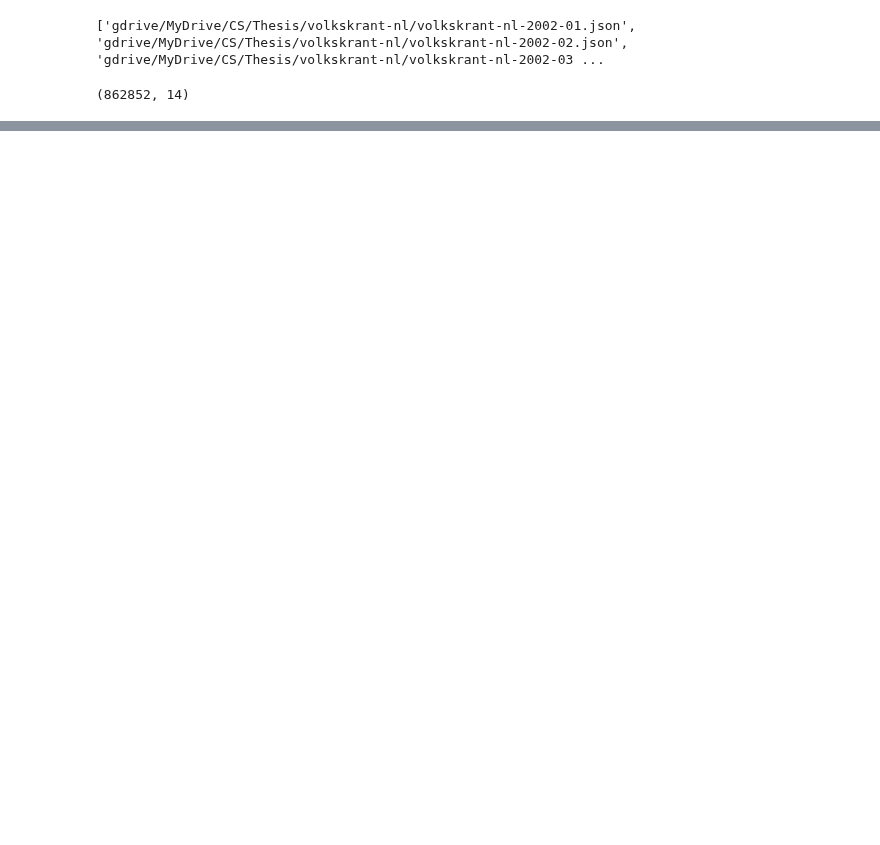
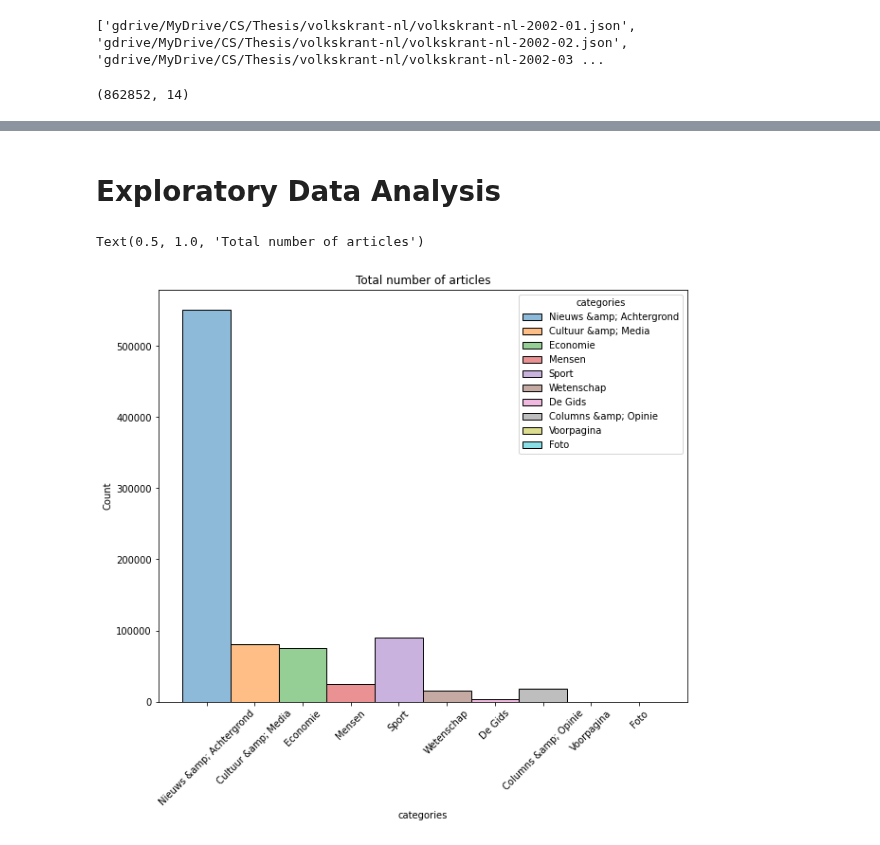
Before and after one commit to Chris-Congleton/MSc-Thesis, a Jupyter notebook: Volkskrant.ipynb, the cells around one changed output, grey strips where cells are left out. Cells and saved outputs as stored; diff of their text form; code cells hidden in the pictures; blank space fills up the shorter version.

```diff
--- a/Volkskrant.ipynb
+++ b/Volkskrant.ipynb
@@ -22,4 +23,0 @@ Drive already mounted at /content/gdrive; to attempt to forcibly remount, call d
-# %%
-df = pd.read_json('gdrive/MyDrive/CS/Thesis/volkskrant-nl/volkskrant-nl-2002-01.json')
-print(df.columns)
-print(df.head())
@@ -76,0 +50,10 @@ def occurence(text, words):
+# %% [markdown]
+# Exploratory Data Analysis
+# %%
+f, axs = plt.subplots(1,figsize=(10, 8))
+sns.histplot(data=df, x="categories", hue="categories", ax=axs)
+axs.tick_params(axis='x', rotation=45)
+axs.set_title("Total number of articles")
+# %% [output]
+Text(0.5, 1.0, 'Total number of articles')
+[figure, added]
```
Also changed, not shown: parts of 13 cells of this notebook.
